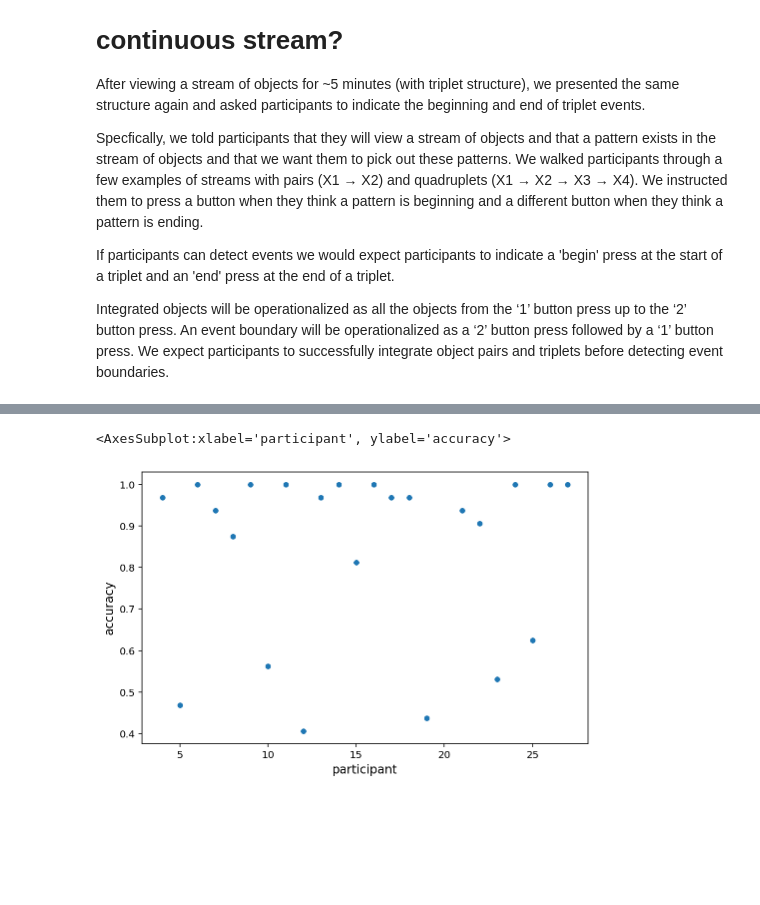
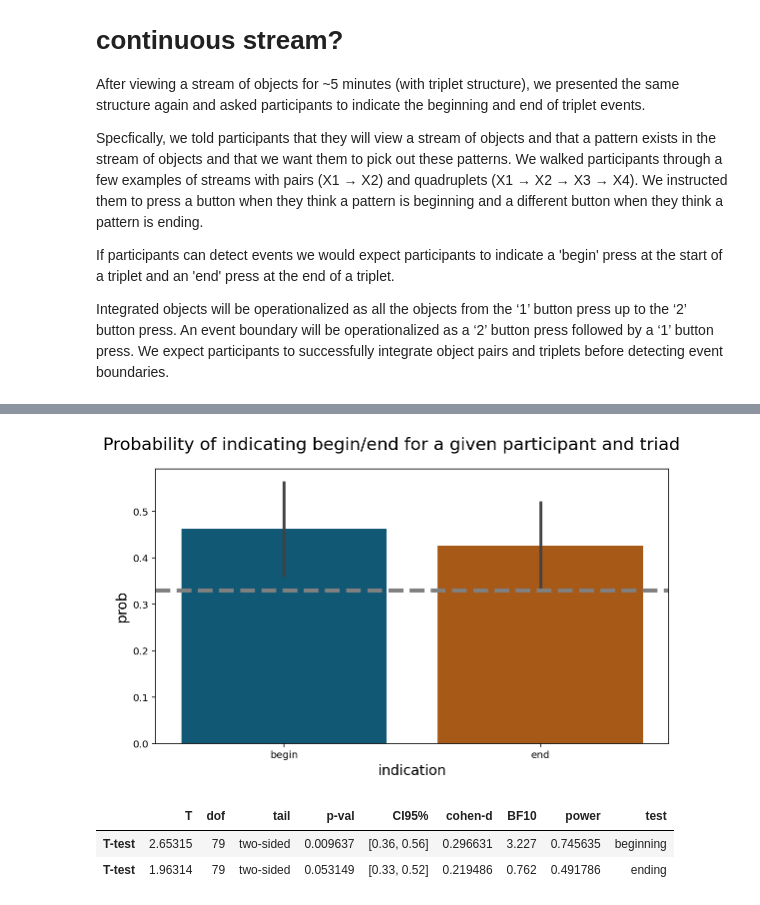
Before and after one commit to tonydutcher/temple_bound, a Jupyter notebook: temple_bound.ipynb, the cells around one changed output, grey strips where cells are left out. Saved outputs shown, nothing was run; the diff lists cells and outputs as text; code cells hidden in the pictures; blank space fills up the shorter version.

```diff
--- a/temple_bound.ipynb
+++ b/temple_bound.ipynb
@@ -141,7 +208,22 @@ rdf = rem_clean.copy()
-# %%
-rdf.columns
-totals = rdf[['participant', 'trial', 'accuracy']].groupby(['participant']).mean().reset_index()
-sns.scatterplot(x='participant', y='accuracy', data=totals)
-# %% [output]
-<AxesSubplot:xlabel='participant', ylabel='accuracy'>
-[figure, removed]
+# %%
+plt.rcParams['figure.figsize'] = (8,5)
+id_vars = ['participant', 'triad']
+pbp = bp.melt(id_vars=id_vars, var_name='indication', value_name='prob')
+g = sns.barplot(dodge=True, x="indication", y="prob",
+                palette=c_pal, data=pbp)
+g.figure.suptitle("Probability of indicating begin/end for a given participant and triad")
+g.axhline(0.33, color='gray', lw=4, linestyle='--')
+plt.tight_layout()
+None
+# %% [output]
+[figure, added]
+# %%
+btest = pg.ttest(bp.begin, .33)
+btest['test'] = 'beginning'
+etest = pg.ttest(bp.end, .33)
+etest['test'] = 'ending'
+pd.concat([btest, etest])
+# %% [output]
+|  | T | dof | tail | p-val | CI95% | cohen-d | BF10 | power | test |
+| T-test | 2.65315 | 79 | two-sided | 0.009637 | [0.36, 0.56] | 0.296631 | 3.227 | 0.745635 | beginning |
+| T-test | 1.96314 | 79 | two-sided | 0.053149 | [0.33, 0.52] | 0.219486 | 0.762 | 0.491786 | ending |
```
Also changed, not shown: parts of 31 cells of this notebook.
